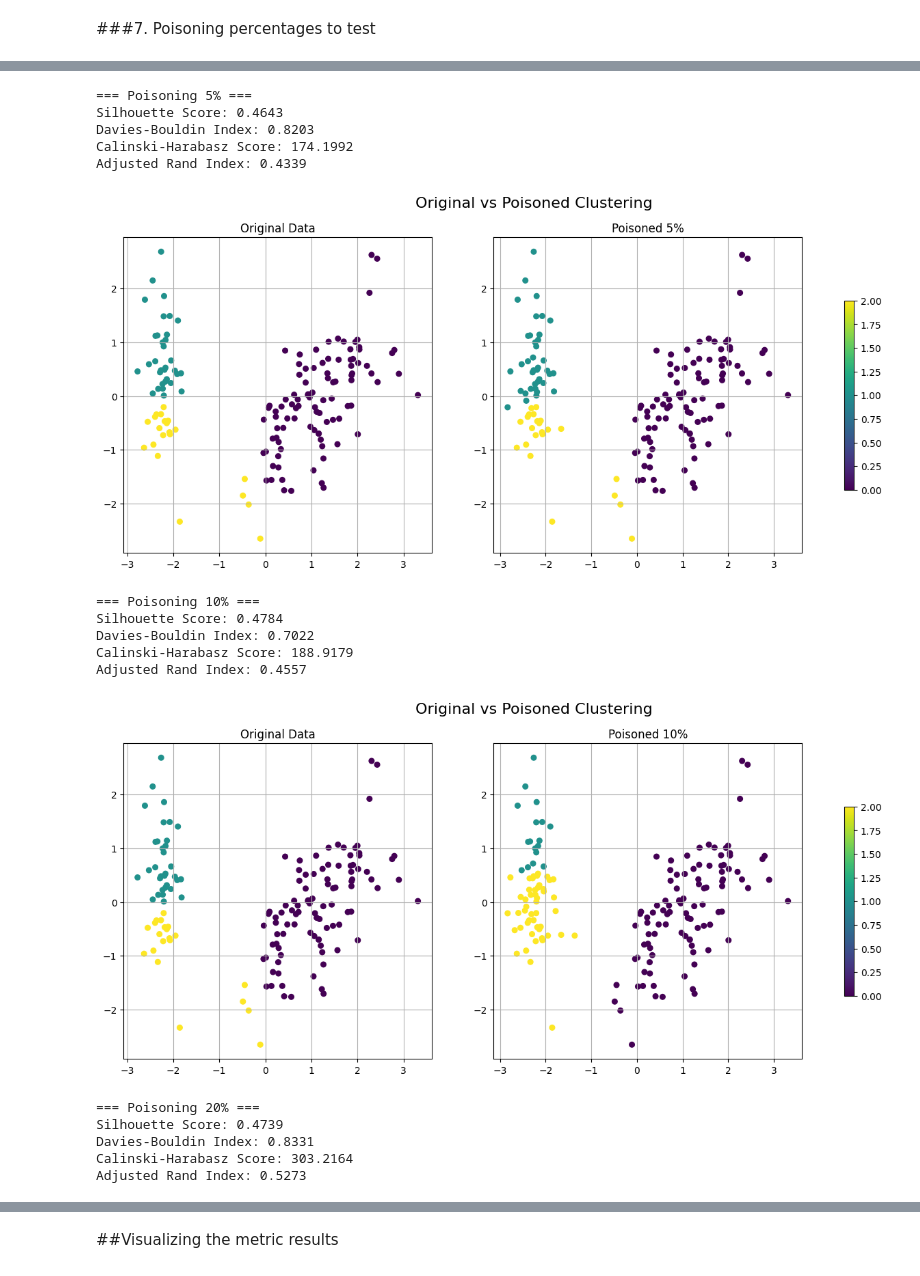
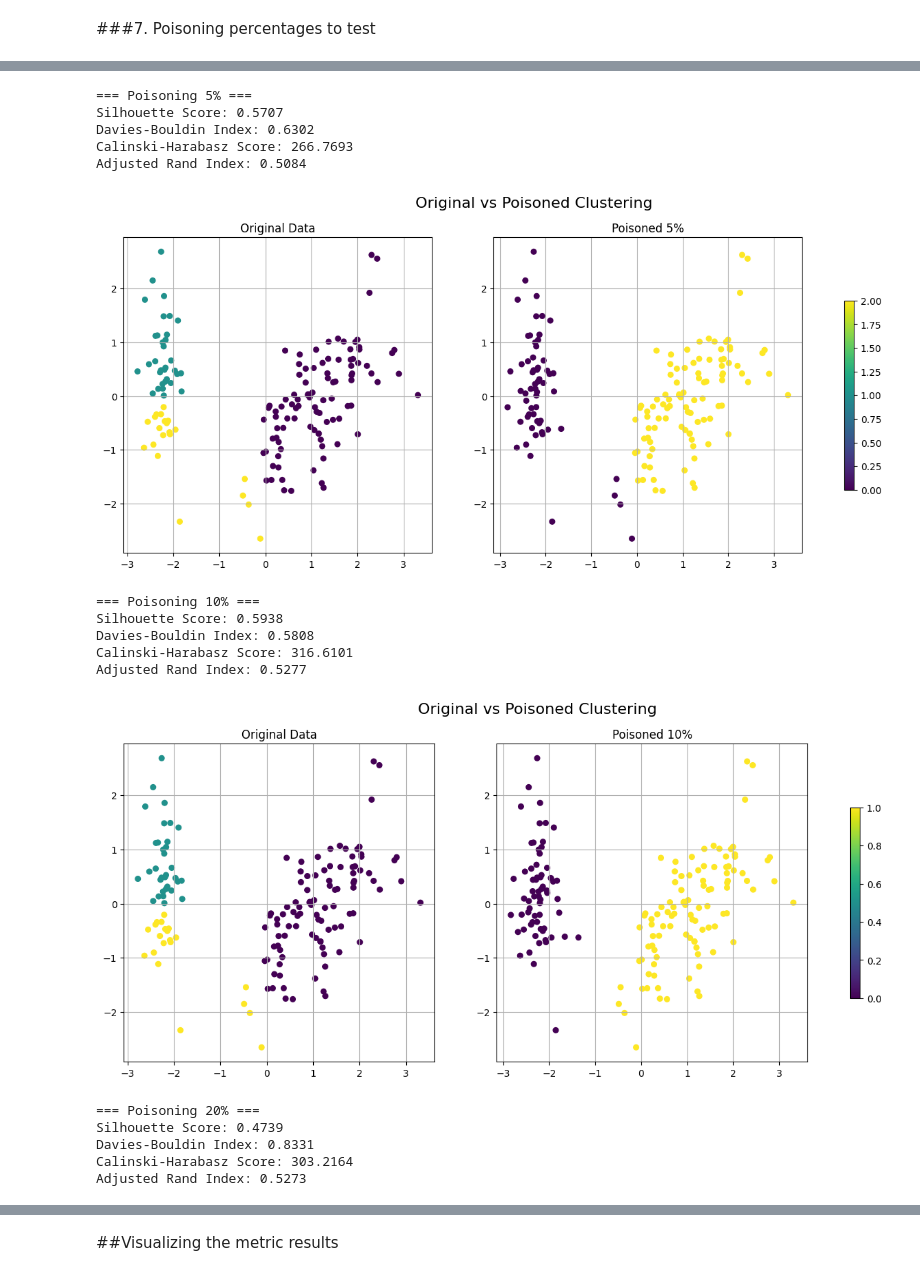
Before and after one commit to Poison-Cluster/poison-cluster, a Jupyter notebook: synthetic_injection/Cluster_poisoning_between_two_clusters.ipynb, the cells around one changed output, grey strips where cells are left out. Drawn from its saved outputs; the diff is of its cells as text; code cells hidden in the pictures.

Commit message:
Uploading an extended file of the original one

```diff
--- a/synthetic_injection/Cluster_poisoning_between_two_clusters.ipynb
+++ b/synthetic_injection/Cluster_poisoning_between_two_clusters.ipynb
@@ -20,0 +61,3 @@ feature_names = iris['feature_names']
+# %%
+labels = iris.target_names.tolist()
+labels
@@ -440,6 +485,22 @@ def evaluate_clustering(X, labels, true_labels=None):
     return scores
 # %% [markdown]
 ###5. Match clusters by minimizing centroid distances
+# %%
+from scipy.stats import mode
+
+def match_clusters_2(true_labels, predicted_labels):
+    new_labels = np.zeros_like(predicted_labels)
+    for cluster in np.unique(predicted_labels):
+        mask = predicted_labels == cluster
+        majority_candidates = true_labels[mask]
+        majority_candidates = majority_candidates[majority_candidates != -1]  # Filter out -1
+        if len(majority_candidates) > 0:
+            most_common = mode(majority_candidates, keepdims=True).mode[0]
+            new_labels[mask] = most_common
+        else:
+            # Assign a default or keep the label (optional)
+            new_labels[mask] = -1
+    return new_labels
 # %%
 def match_clusters(original_X, original_labels, poisoned_X, poisoned_labels):
     original_centroids = np.array([original_X[original_labels == i].mean(axis=0) for i in np.unique(original_labels)])
@@ -488,6 +549,9 @@ metrics_overall = {
     'Calinski-Harabasz Score': [],
     'Adjusted Rand Index': []
 }
+
+# Dictionary to store classification reports by percentage
+classification_reports_named = {}
 
 for percentage in poisoning_percentages:
     print(f"\n=== Poisoning {percentage}% ===")
@@ -505,44 +569,59 @@ for percentage in poisoning_percentages:
         y_poisoned = np.concatenate([y, [-1]*len(bridge_samples)])
 
         kmeans_poisoned = KMeans(n_clusters=3, random_state=42)
         poisoned_labels = kmeans_poisoned.fit_predict(X_poisoned)
 
         # Align clusters to fix color
-        poisoned_labels = match_clusters(X_scaled, original_labels, X_poisoned, poisoned_labels)
+        poisoned_labels = match_clusters_2(y_poisoned, poisoned_labels)
+
+
+    # Only evaluate on original samples
+    original_mask = y_poisoned != -1
+    y_true = y_poisoned[original_mask]
+    y_pred = poisoned_labels[original_mask]
+
+    #print(f"\n=== Classification Report for {percentage}% Poisoning ===")
+    report_str = classification_report(y_true, y_pred, target_names=labels, zero_division=0)
+    #print(report_str)
+    classification_reports_named[percentage] = report_str
 
     # Metrics
     scores = evaluate_clustering(X_poisoned, poisoned_labels, true_labels=y_poisoned)
     for metric, value in scores.items():
         print(f"{metric}: {value:.4f}")
 
     # Save metrics
     metrics_overall['Poisoning %'].append(percentage)
     for metric in ['Silhouette Score', 'Davies-Bouldin Index', 'Calinski-Harabasz Score', 'Adjusted Rand Index']:
         metrics_overall[metric].append(scores[metric])
 
+    # --- Save classification report ---
+    #report = classification_report(y_poisoned, poisoned_labels, target_names=labels)
+    #classification_reports[percentage] = report
+
     # Plot
     plot_clusters_side_by_side(X_scaled, original_labels, X_poisoned, poisoned_labels,
                                 title1=f"Original Data",
                                 title2=f"Poisoned {percentage}%")
 # %% [output]
 === Poisoning 0% ===
 Silhouette Score: 0.4799
 Davies-Bouldin Index: 0.7894
 Calinski-Harabasz Score: 157.3602
 Adjusted Rand Index: 0.4328
 [figure]
 === Poisoning 5% ===
-Silhouette Score: 0.4643
-Davies-Bouldin Index: 0.8203
-Calinski-Harabasz Score: 174.1992
-Adjusted Rand Index: 0.4339
+Silhouette Score: 0.5707
+Davies-Bouldin Index: 0.6302
+Calinski-Harabasz Score: 266.7693
+Adjusted Rand Index: 0.5084
-[figure, old version]
+[figure, new version]
 === Poisoning 10% ===
-Silhouette Score: 0.4784
-Davies-Bouldin Index: 0.7022
-Calinski-Harabasz Score: 188.9179
-Adjusted Rand Index: 0.4557
+Silhouette Score: 0.5938
+Davies-Bouldin Index: 0.5808
+Calinski-Harabasz Score: 316.6101
+Adjusted Rand Index: 0.5277
-[figure, old version]
+[figure, new version]
 === Poisoning 20% ===
 Silhouette Score: 0.4739
 Davies-Bouldin Index: 0.8331
```
Also changed, not shown: parts of 10 cells of this notebook.
